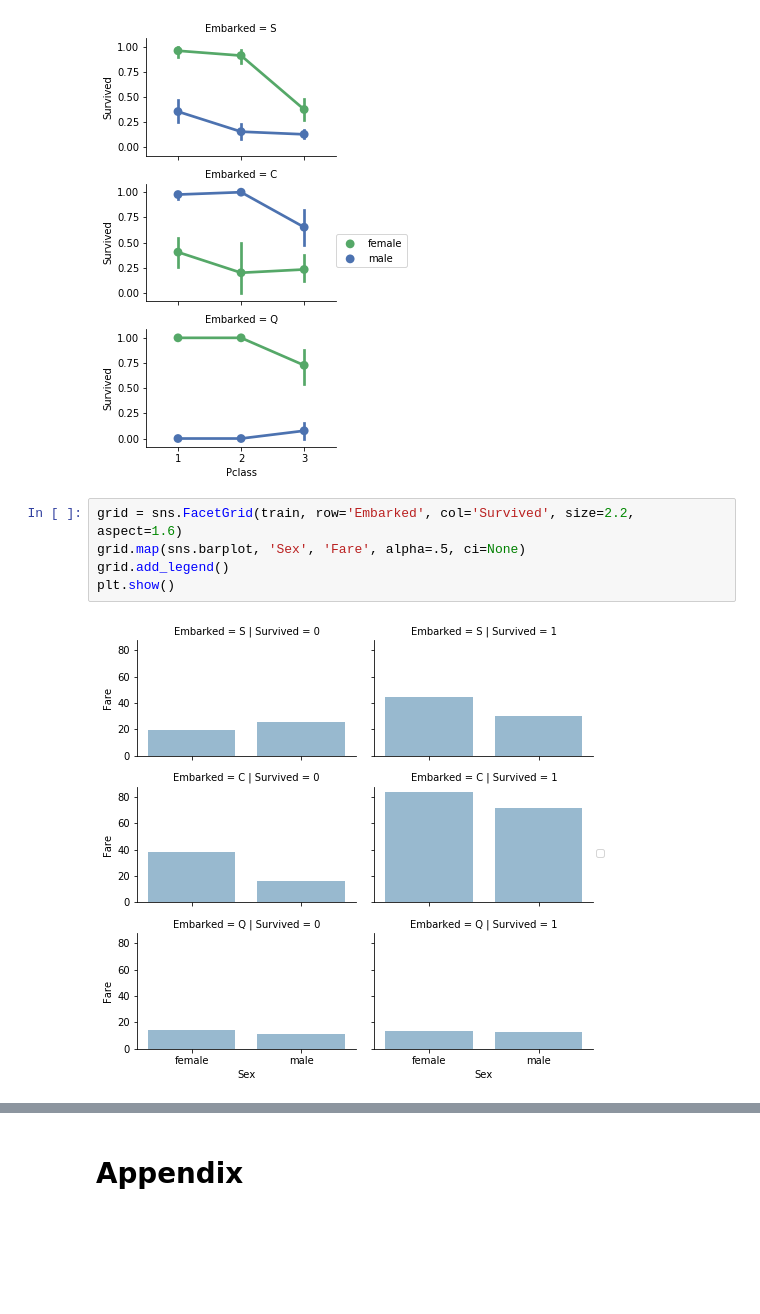
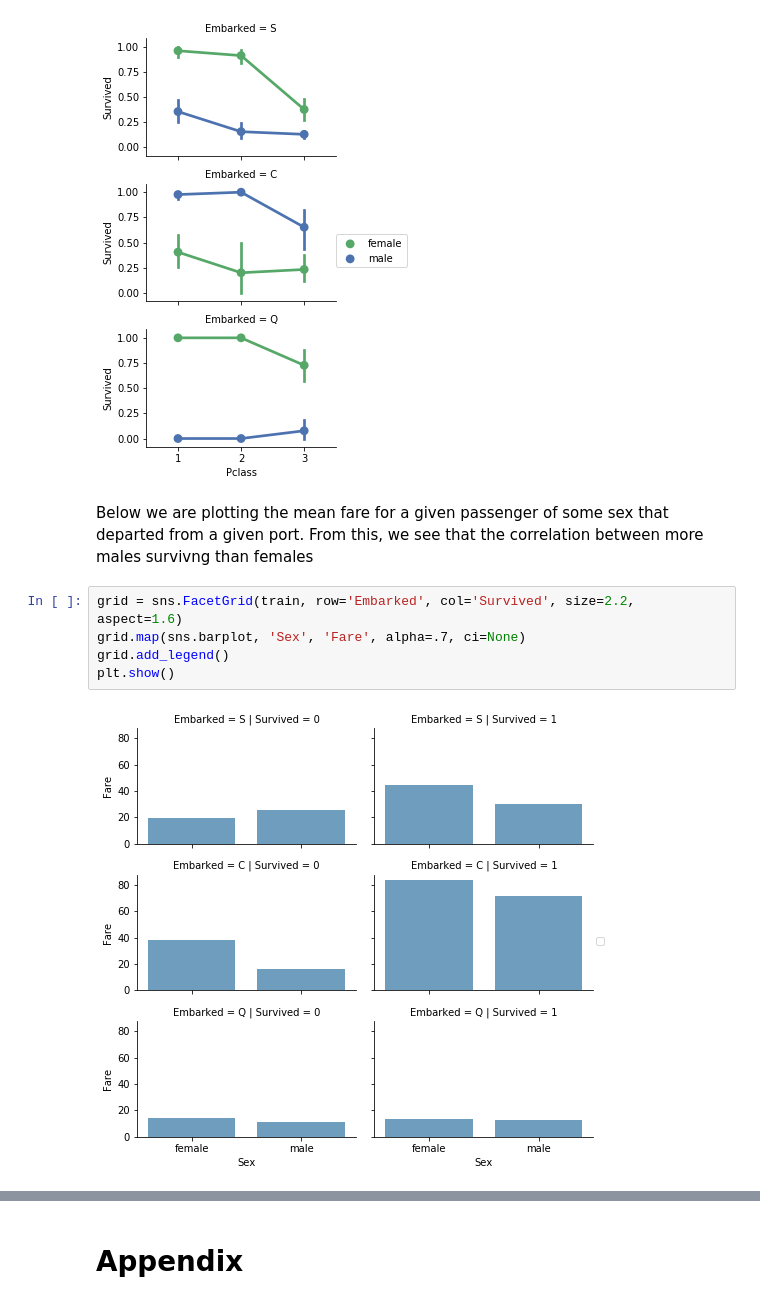
Before and after one commit to nuclth/Kaggle_Titanic, a Jupyter notebook: Survival.ipynb, the cells around one changed output, grey strips where cells are left out. Drawn from its saved outputs; the diff is of its cells as text; blank space fills up the shorter version.

Commit message:
Added correlation plots and crosstabs

```diff
--- a/Survival.ipynb
+++ b/Survival.ipynb
@@ -315,10 +337,12 @@ grid.add_legend()
 plt.show()
 # %% [output]
 [figure]
+# %% [markdown]
+Below we are plotting the mean fare for a given passenger of some sex that departed from a given port. From this, we see that the correlation between more males survivng than females
 # %%
 grid = sns.FacetGrid(train, row='Embarked', col='Survived', size=2.2, aspect=1.6)
-grid.map(sns.barplot, 'Sex', 'Fare', alpha=.5, ci=None)
+grid.map(sns.barplot, 'Sex', 'Fare', alpha=.7, ci=None)
 grid.add_legend()
 plt.show()
 # %% [output]
-[figure, old version]
+[figure, new version]
```
Also changed, not shown: parts of 13 cells of this notebook.
